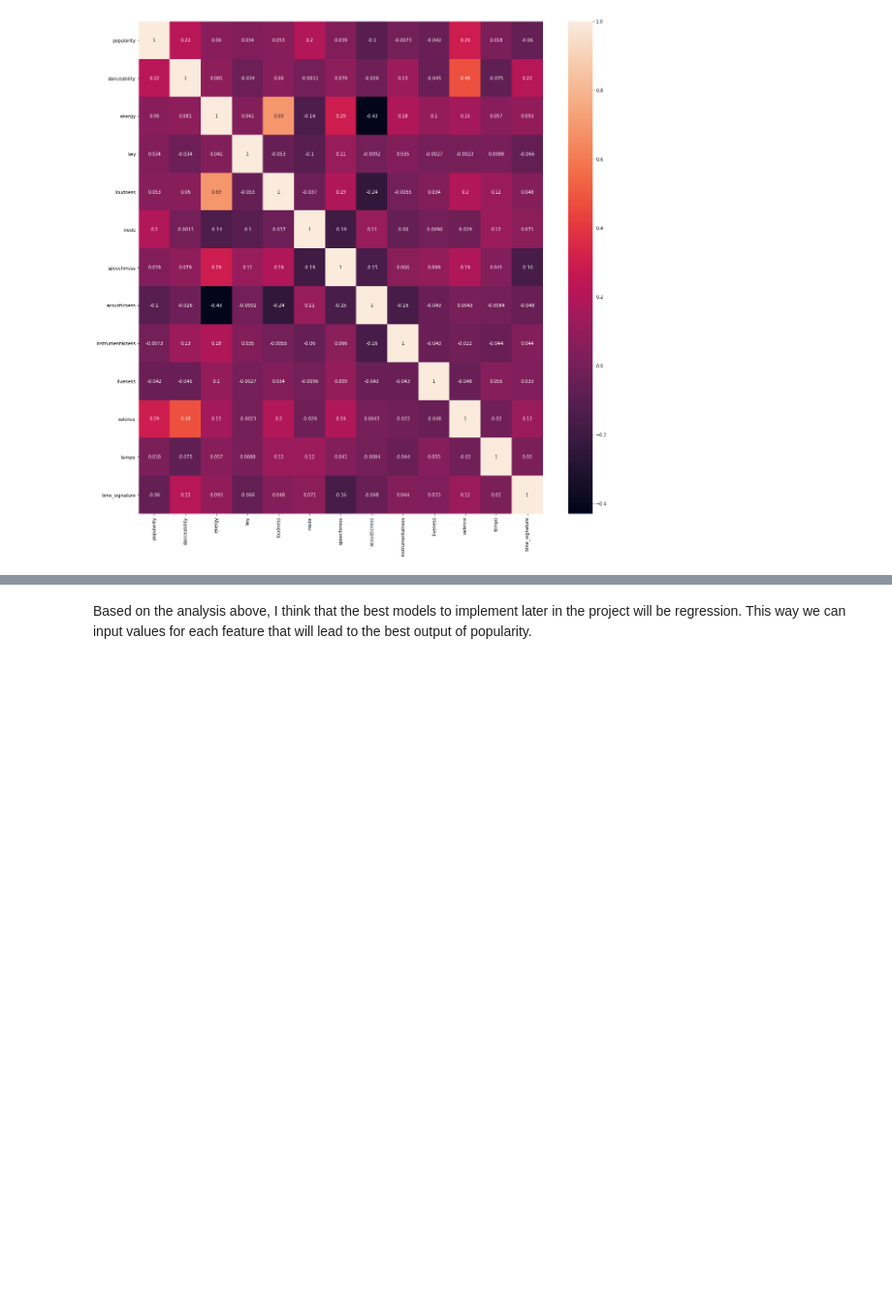
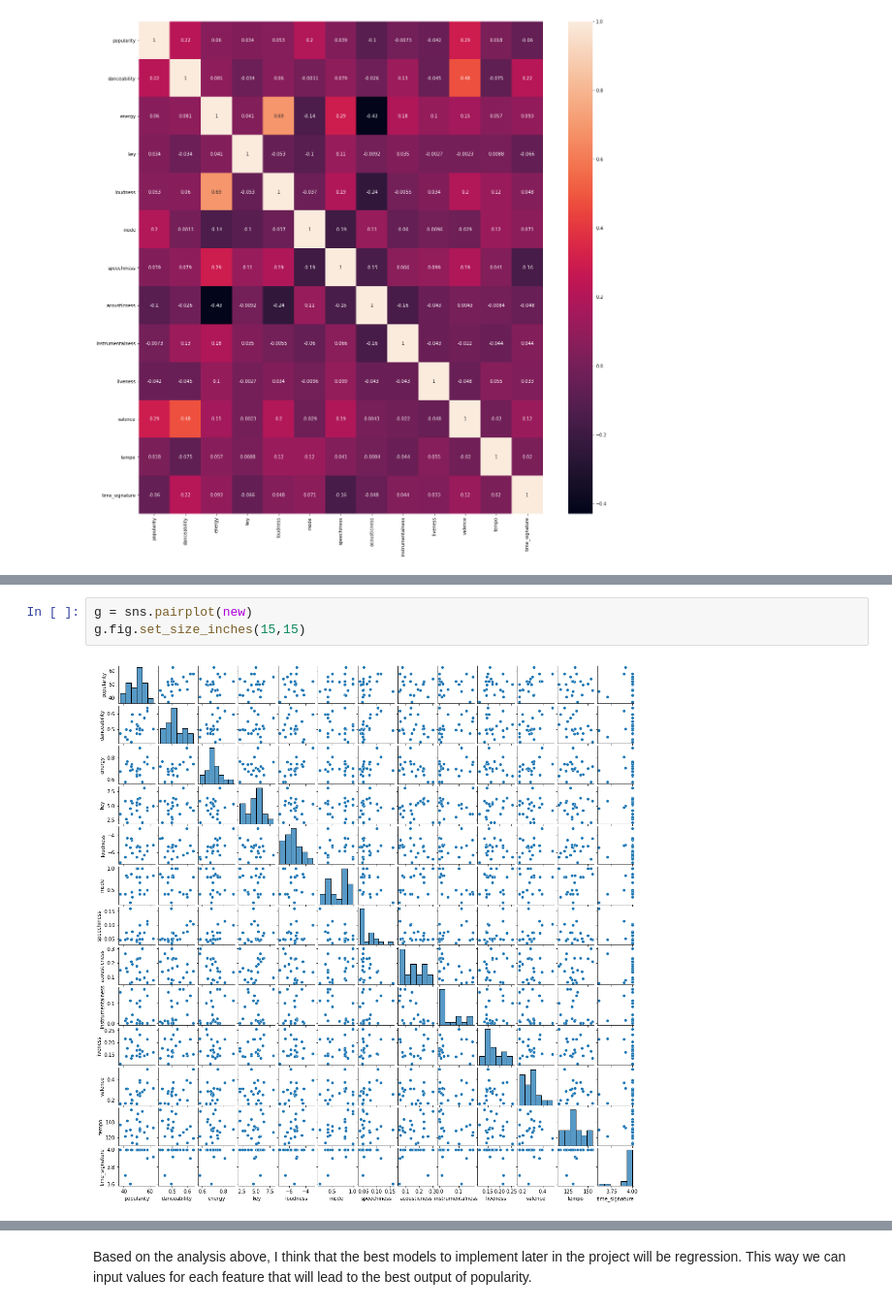
Before and after one commit to KnudsenNathan/SpringBoard, a Jupyter notebook: Capstone_3_Spotify_EDA.ipynb, the cells around one changed output, grey strips where cells are left out. Shown at 97% size. Drawn from its saved outputs; the diff is of its cells as text; blank space fills up the shorter version.

```diff
--- a/Capstone_3_Spotify_EDA.ipynb
+++ b/Capstone_3_Spotify_EDA.ipynb
@@ -99,0 +61,5 @@ df.to_csv('capstone3_data.csv')
+# %%
+g = sns.pairplot(new)
+g.fig.set_size_inches(15,15)
+# %% [output]
+[figure, added]
```
Also changed, not shown: parts of 26 cells of this notebook.
